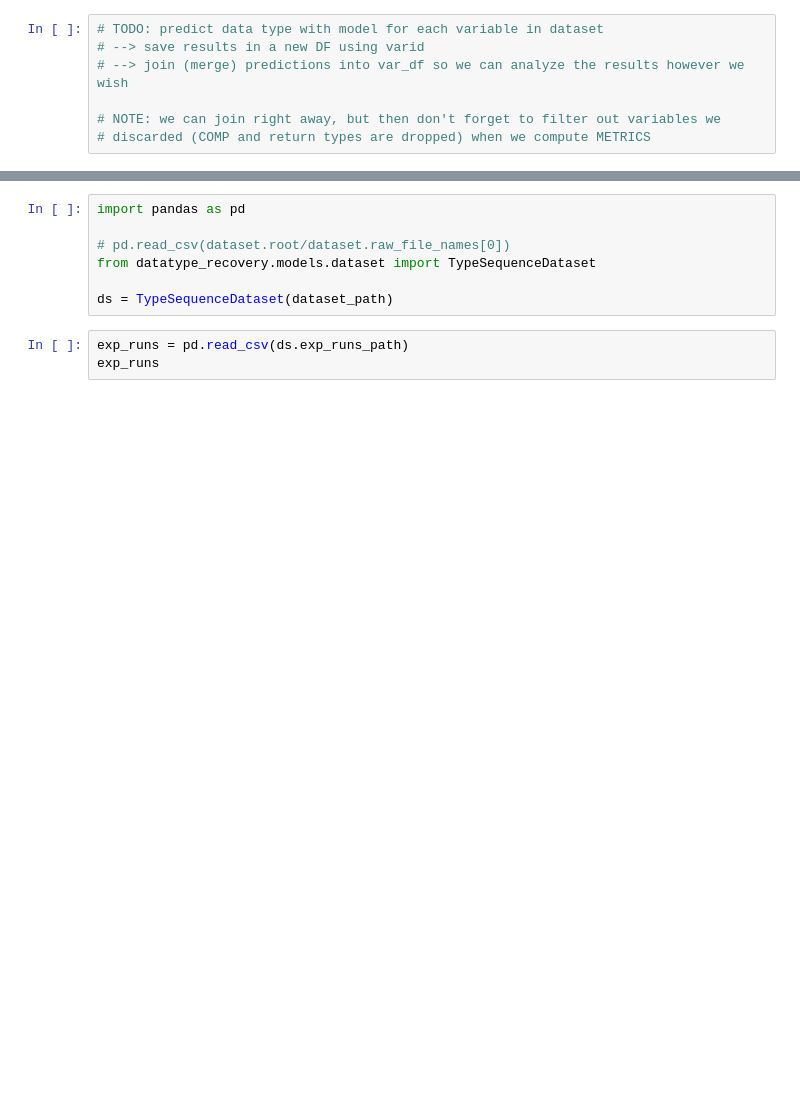
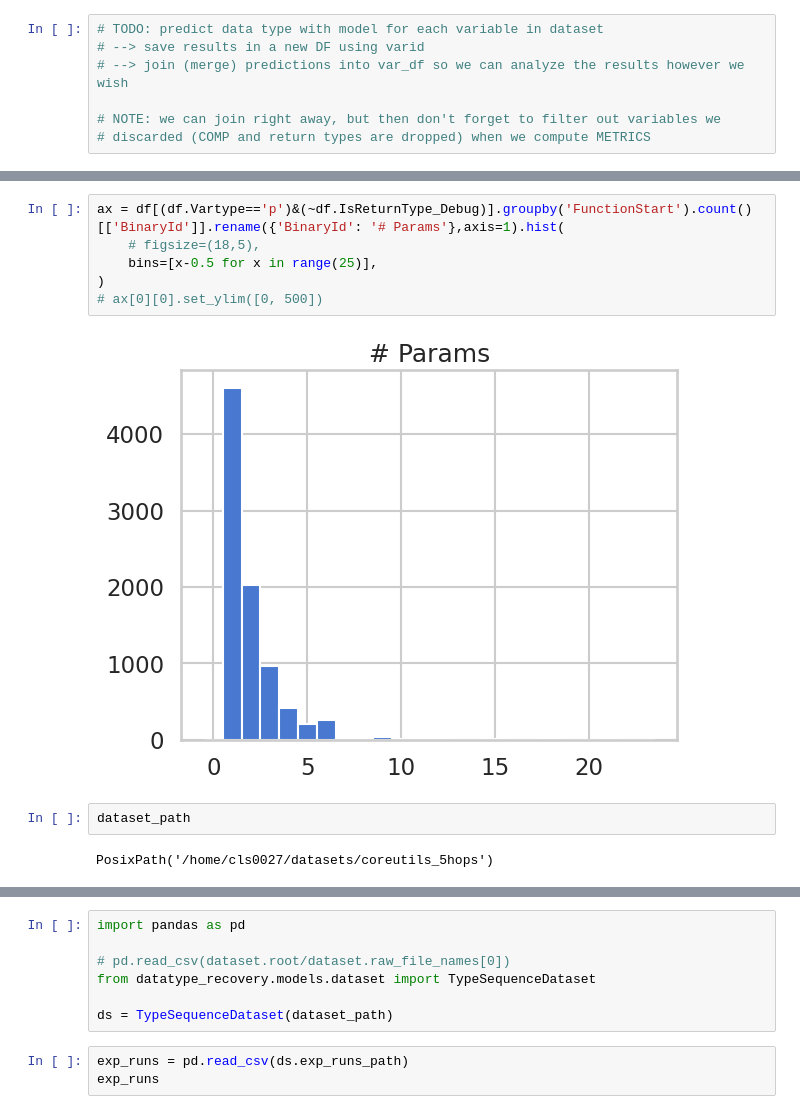
Before and after one commit to lasserre/datatype-recovery-experiments, a Jupyter notebook: notebooks/eval.ipynb, the cells around one changed output, grey strips where cells are left out. Cells and saved outputs as stored; diff of their text form; blank space fills up the shorter version.

```diff
--- a/notebooks/eval.ipynb
+++ b/notebooks/eval.ipynb
@@ -192,0 +198,12 @@ acc_corrected
+# %%
+ax = df[(df.Vartype=='p')&(~df.IsReturnType_Debug)].groupby('FunctionStart').count()[['BinaryId']].rename({'BinaryId': '# Params'},axis=1).hist(
+    # figsize=(18,5),
+    bins=[x-0.5 for x in range(25)],
+)
+# ax[0][0].set_ylim([0, 500])
+# %% [output]
+[figure, added]
+# %%
+dataset_path
+# %% [output]
+PosixPath('/home/cls0027/datasets/coreutils_5hops')
```
Also changed, not shown: parts of 26 cells of this notebook, 7 other files.
